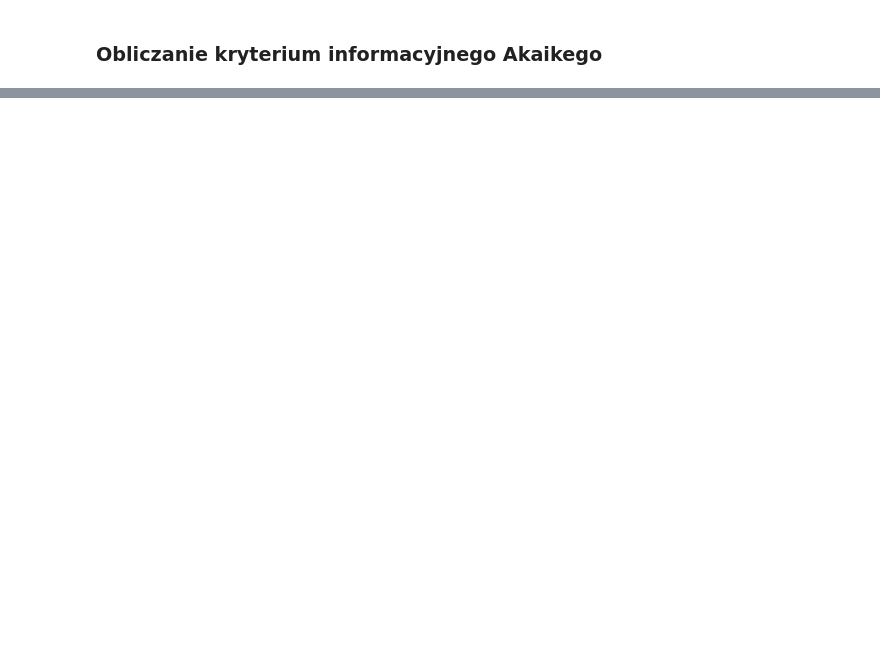
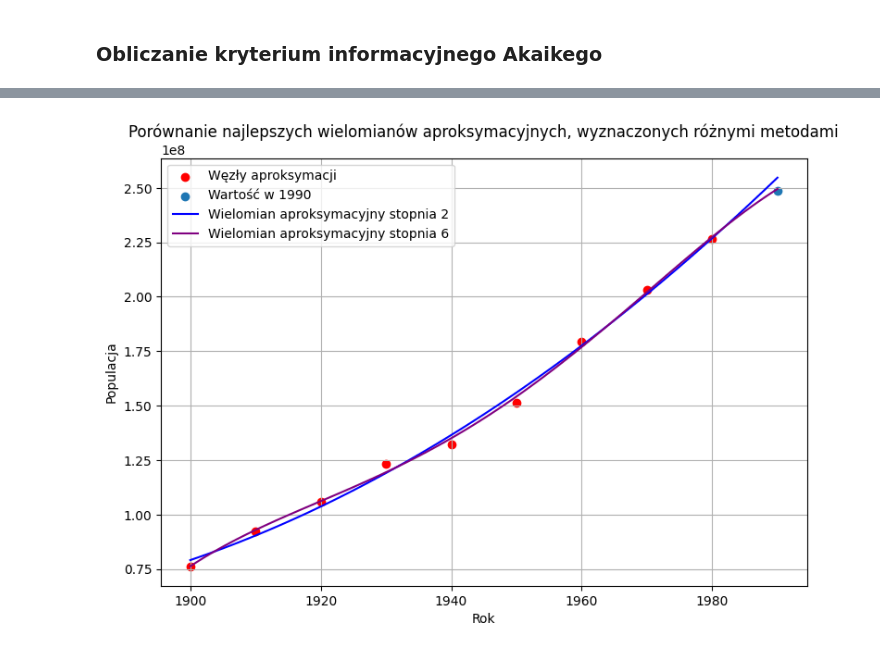
Before and after one commit to memecat5/MOWNIT, a Jupyter notebook: lab5/lab5.ipynb, the cells around one changed output, grey strips where cells are left out. Drawn from its saved outputs; the diff is of its cells as text; code cells hidden in the pictures; blank space fills up the shorter version.

```diff
--- a/lab5/lab5.ipynb
+++ b/lab5/lab5.ipynb
@@ -19,10 +19,8 @@ population = np.array([
     203302031,
     226542199])
 # %%
-# n - stopień wielomianu
-# m - ilość wyliczonych punktów = 9
-
-C = np.array([None for _ in range(7)])
+#coefficients array
+C = np.empty(7, dtype=np.ndarray)
 
 for i in range(0, 7):
     A = np.vander(years, i + 1, increasing=True)
@@ -34,8 +34,8 @@ for i in range(0, 7):
 reference_value = 248709873
 year_for_extrapolation = 1990
 
-extrapolate = np.array([None for _ in range(len(C))], dtype=np.double)
-rel_error = np.array([None for _ in range(len(C))], dtype=np.double)
+extrapolate = np.empty(len(C), dtype=np.double)
+rel_error = np.empty(len(C), dtype=np.double)
 
 
 for i in range(len(C)):
@@ -43,8 +43,8 @@ for i in range(len(C)):
     rel_error[i] = abs(reference_value - extrapolate[i]) / reference_value
     print(f"Stopień wielomianu: {i}, wartość ekstrapolowana: {round(extrapolate[i])}, błąd względny ekstrapolacji: {round(rel_error[i], 3)}")
 
-
-print(f"Najmniejszy błąd względny występuje przy interpolacji wielomianami stopnia {np.argmin(rel_error)}")
+real_min = np.argmin(rel_error)
+print(f"Najmniejszy błąd względny występuje przy interpolacji wielomianami stopnia {real_min}")
 # %% [output]
 Stopień wielomianu: 0, wartość ekstrapolowana: 143369177, błąd względny ekstrapolacji: 0.424
 Stopień wielomianu: 1, wartość ekstrapolowana: 235808109, błąd względny ekstrapolacji: 0.052
@@ -57,2 +57,17 @@ Najmniejszy błąd względny występuje przy interpolacji wielomianami stopnia 4
 # %% [markdown]
 ### Obliczanie kryterium informacyjnego Akaikego
+# %%
+predictions_all_years = np.empty(7, dtype=np.ndarray)
+aic = np.empty(7, dtype=np.double)
+
+# n = 9
+for i in range(7):
+    predictions_all_years[i] = np.polyval(C[i][::-1], years)
+    # formula from lab5.pdf
+    aic[i] = 2*(i+1) + 9 * np.log(np.sum((population - predictions_all_years[i])**2) / 9) + (2 * (i+1) * (i+2)) / (9 - i)
+    print(f"Kryterium Akaikego dla m = {i}: {aic[i]}")
+
+
+aic_m_min = np.argmin(aic)
+
+print(f"Najmniejsze dla m = {aic_m_min}")
@@ -58,0 +83,17 @@ Najmniejszy błąd względny występuje przy interpolacji wielomianami stopnia 4
+# %%
+xs = np.arange(1900, 1991, 1)
+plt.figure(figsize=(9, 6))
+plt.scatter(years, population, label="Węzły aproksymacji", color="red")
+plt.scatter(1990, reference_value, label="Wartość w 1990")
+plt.plot(xs, np.polyval(C[aic_m_min][::-1], xs), label=f"Wielomian aproksymacyjny stopnia {aic_m_min}", color="blue")
+if aic_m_min != real_min:
+    plt.plot(xs, np.polyval(C[real_min][::-1], xs), label=f"Wielomian aproksymacyjny stopnia {real_min}", color="purple")
+plt.legend()
+plt.title("Porównanie najlepszych wielomianów aproksymacyjnych, wyznaczonych różnymi metodami")
+plt.grid()
+plt.xlabel("Rok")
+plt.ylabel("Populacja")
+
+plt.show()
+# %% [output]
+[figure, added]
```
Also changed, not shown: parts of 6 cells of this notebook.
